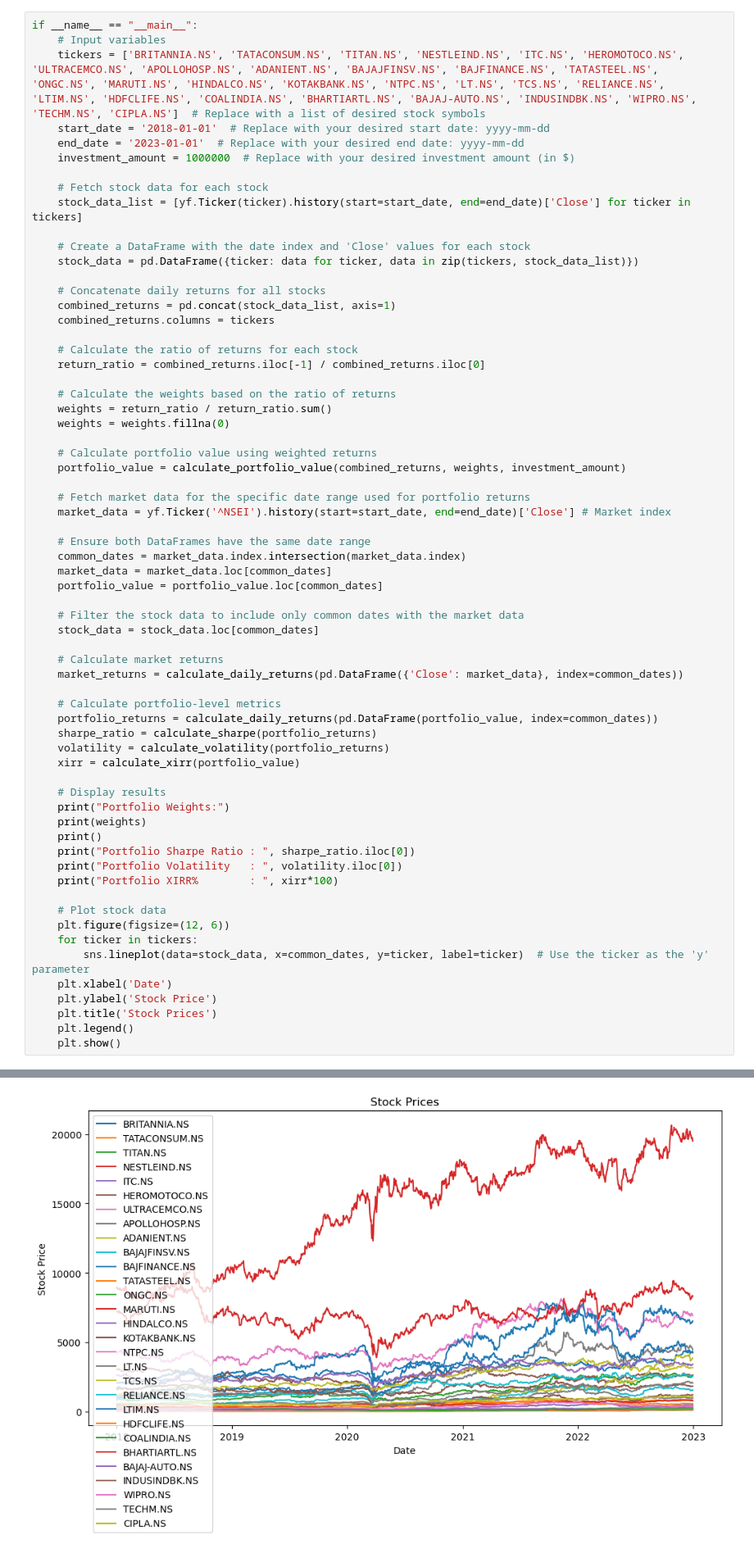
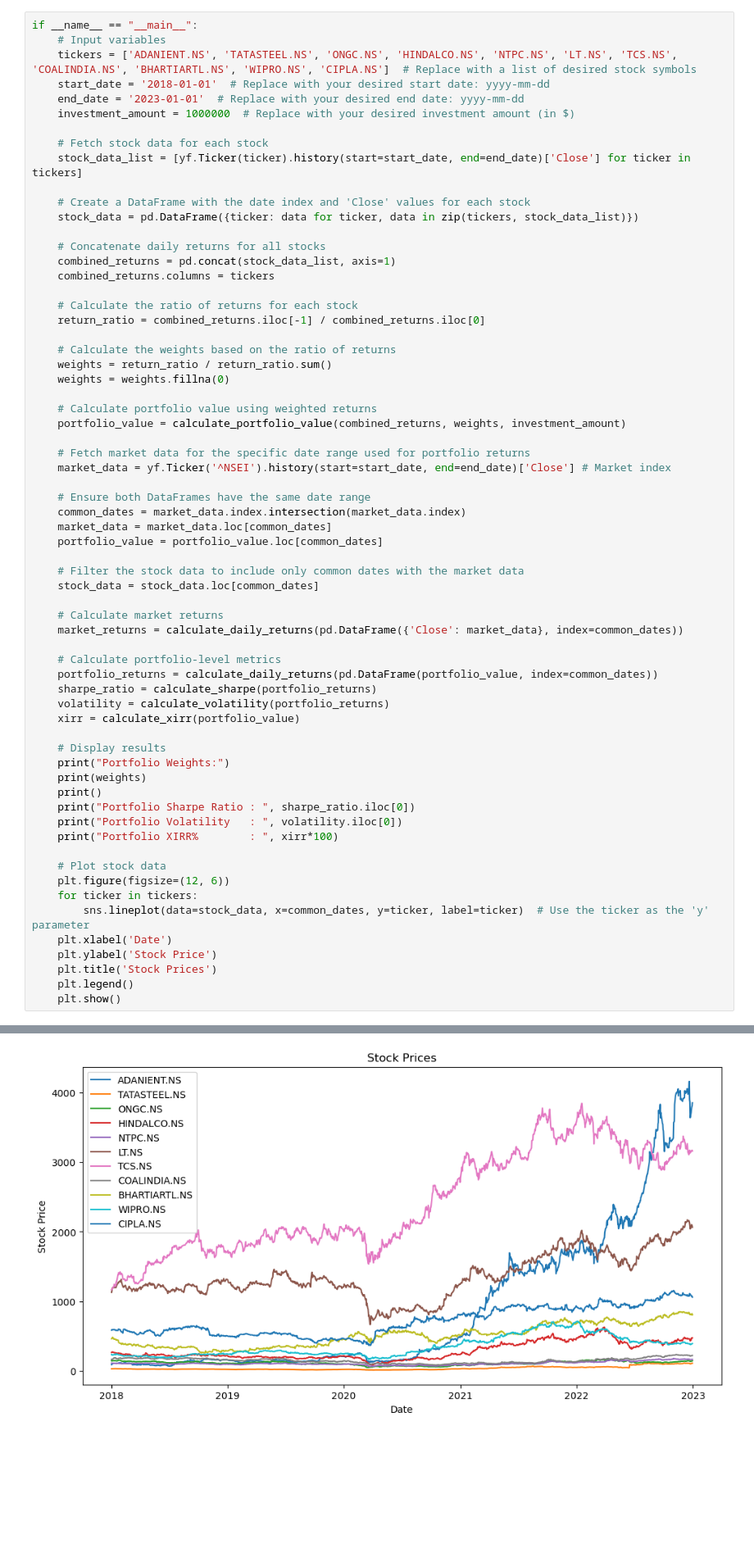
Before and after one commit to Arin2021/StockSift-DataDash, a Jupyter notebook: Portfolio_Analysis_Tool.ipynb, the cells around one changed output, grey strips where cells are left out. Shown at 82% size. Cells and saved outputs as stored; diff of their text form; blank space fills up the shorter version.

```diff
--- a/Portfolio_Analysis_Tool.ipynb
+++ b/Portfolio_Analysis_Tool.ipynb
@@ -40,7 +40,7 @@ def calculate_volatility(daily_returns):
 # %%
 if __name__ == "__main__":
     # Input variables
-    tickers = ['BRITANNIA.NS', 'TATACONSUM.NS', 'TITAN.NS', 'NESTLEIND.NS', 'ITC.NS', 'HEROMOTOCO.NS', 'ULTRACEMCO.NS', 'APOLLOHOSP.NS', 'ADANIENT.NS', 'BAJAJFINSV.NS', 'BAJFINANCE.NS', 'TATASTEEL.NS', 'ONGC.NS', 'MARUTI.NS', 'HINDALCO.NS', 'KOTAKBANK.NS', 'NTPC.NS', 'LT.NS', 'TCS.NS', 'RELIANCE.NS', 'LTIM.NS', 'HDFCLIFE.NS', 'COALINDIA.NS', 'BHARTIARTL.NS', 'BAJAJ-AUTO.NS', 'INDUSINDBK.NS', 'WIPRO.NS', 'TECHM.NS', 'CIPLA.NS']  # Replace with a list of desired stock symbols
+    tickers = ['ADANIENT.NS', 'TATASTEEL.NS', 'ONGC.NS', 'HINDALCO.NS', 'NTPC.NS', 'LT.NS', 'TCS.NS', 'COALINDIA.NS', 'BHARTIARTL.NS', 'WIPRO.NS', 'CIPLA.NS']  # Replace with a list of desired stock symbols
     start_date = '2018-01-01'  # Replace with your desired start date: yyyy-mm-dd
     end_date = '2023-01-01'  # Replace with your desired end date: yyyy-mm-dd
     investment_amount = 1000000  # Replace with your desired investment amount (in $)
@@ -123,4 +123,4 @@ Portfolio XIRR%        :  81.66552822531877
-[figure, old version]
+[figure, new version]
 # %%
 # Calculate the portfolio returns by multiplying the daily returns with weights
 portfolio_returns = calculate_daily_returns(combined_returns.dot(weights))
```
Also changed, not shown: parts of 2 cells of this notebook, 1 other file.
